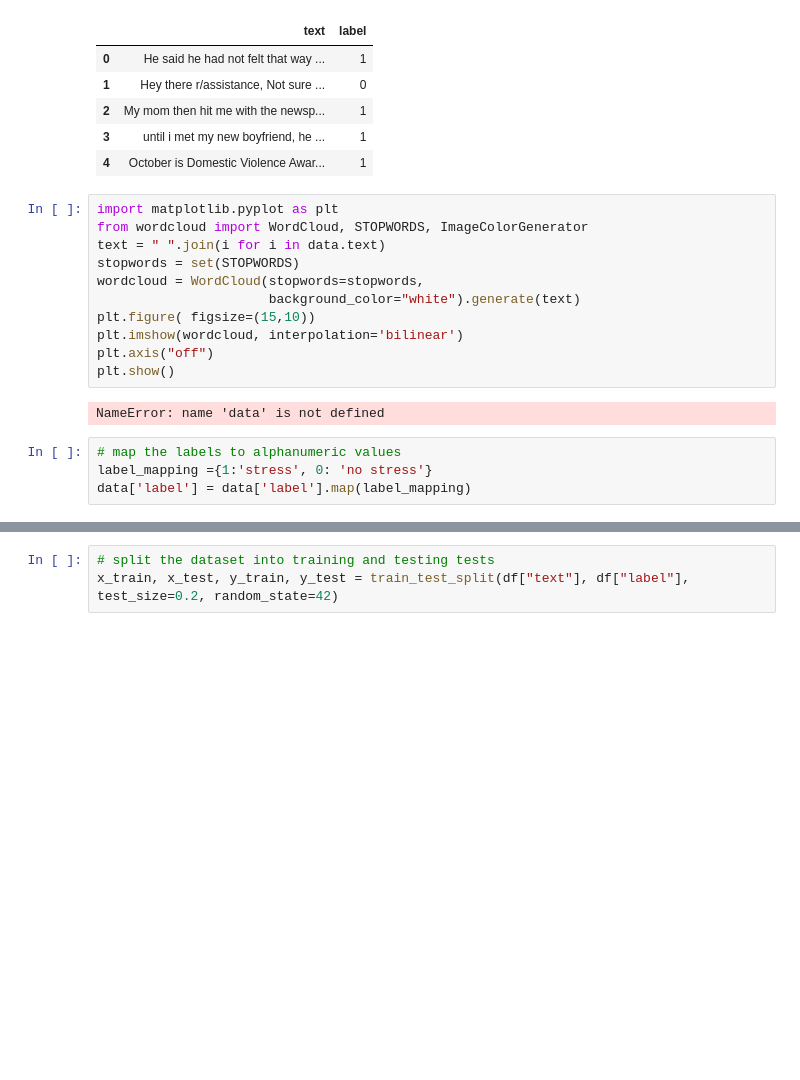
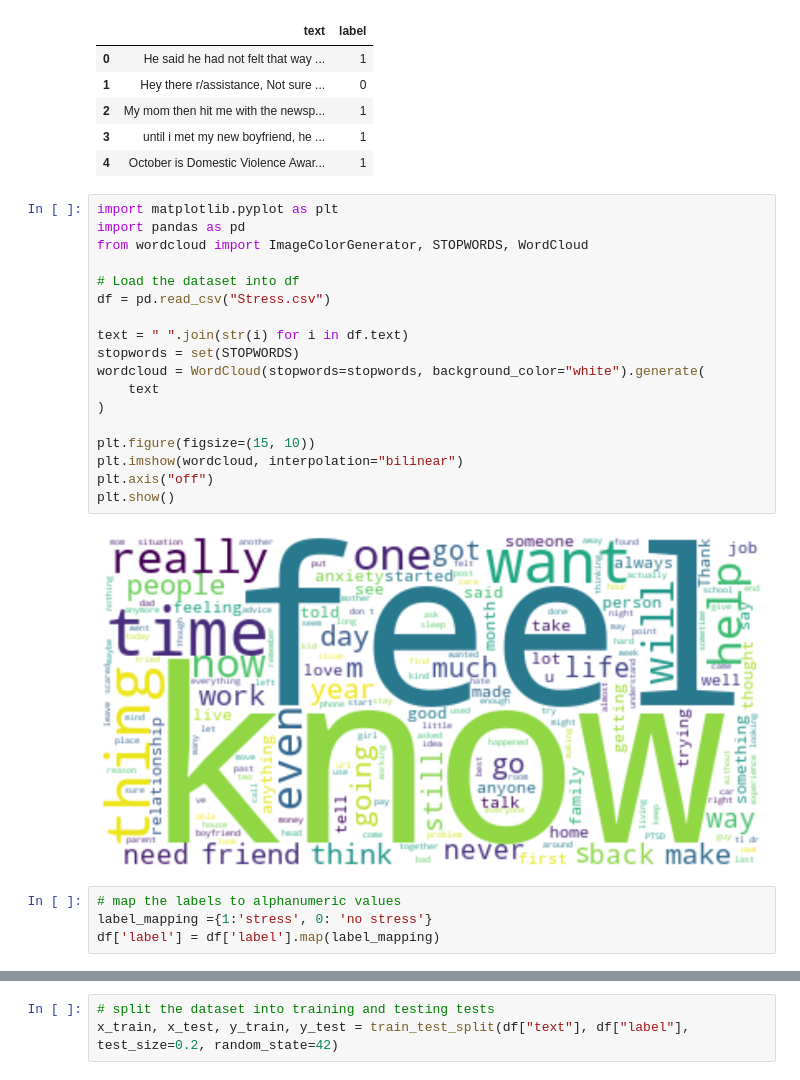
Before and after one commit to latifatakande9-dev/Stress-Prediction-Model-and-Web-app, a Jupyter notebook: stress model.ipynb, the cells around one changed output, grey strips where cells are left out. Saved outputs shown, nothing was run; the diff lists cells and outputs as text; blank space fills up the shorter version.

```diff
--- a/stress model.ipynb
+++ b/stress model.ipynb
@@ -66,21 +66,28 @@ df.head()
 | 4 | October is Domestic Violence Awar... | 1 |
 # %%
 import matplotlib.pyplot as plt
-from wordcloud import WordCloud, STOPWORDS, ImageColorGenerator
-text = " ".join(i for i in data.text)
+import pandas as pd
+from wordcloud import ImageColorGenerator, STOPWORDS, WordCloud
+
+# Load the dataset into df
+df = pd.read_csv("Stress.csv")
+
+text = " ".join(str(i) for i in df.text)
 stopwords = set(STOPWORDS)
-wordcloud = WordCloud(stopwords=stopwords,
-                      background_color="white").generate(text)
-plt.figure( figsize=(15,10))
-plt.imshow(wordcloud, interpolation='bilinear')
+wordcloud = WordCloud(stopwords=stopwords, background_color="white").generate(
+    text
+)
+
+plt.figure(figsize=(15, 10))
+plt.imshow(wordcloud, interpolation="bilinear")
 plt.axis("off")
 plt.show()
 # %% [output]
-NameError: name 'data' is not defined
+[figure, added]
 # %%
 # map the labels to alphanumeric values
 label_mapping ={1:'stress', 0: 'no stress'}
-data['label'] = data['label'].map(label_mapping)
+df['label'] = df['label'].map(label_mapping)
 # %%
 
 df.head()
```
Also changed, not shown: parts of 4 cells of this notebook, 3 other files.
